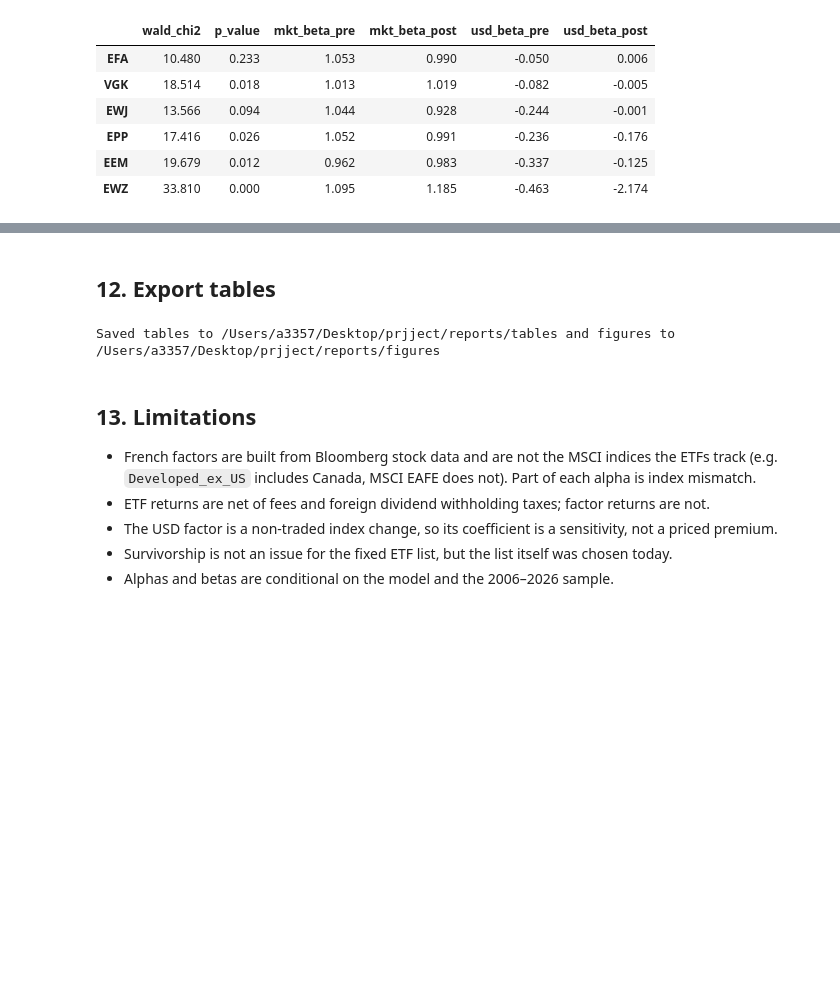
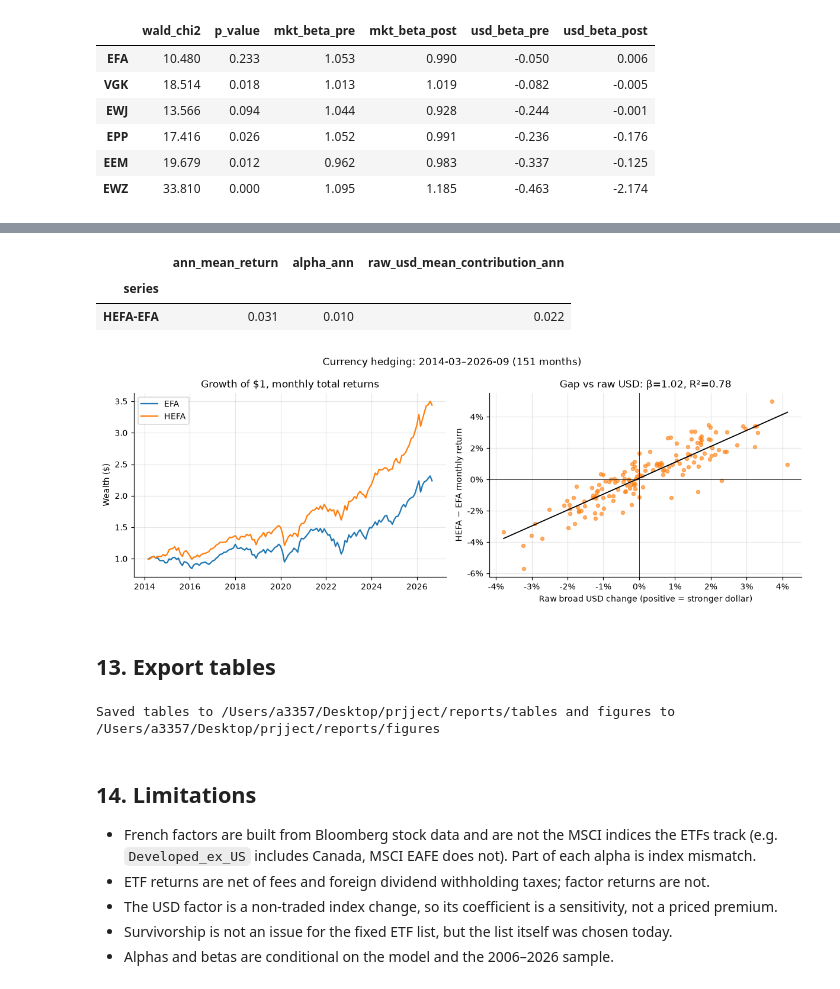
Before and after one commit to pautino/intl-factor-lab, a Jupyter notebook: notebooks/international_factor_lab.ipynb, the cells around one changed output, grey strips where cells are left out. Drawn from its saved outputs; the diff is of its cells as text; code cells hidden in the pictures; blank space fills up the shorter version.

```diff
--- a/notebooks/international_factor_lab.ipynb
+++ b/notebooks/international_factor_lab.ipynb
@@ -338,0 +375,13 @@ display(stability)
+# %%
+hedge_returns = data.etf_returns(["EFA", "HEFA"])
+hedge_common, hedge_summary, hedge_gap_fit = models.hedged_comparison(
+    hedge_returns, factors["Developed_ex_US"], usd)
+with pd.option_context("display.max_columns", None):
+    display(hedge_summary[["start", "end", "n_months", "ann_mean_return",
+                           "ann_return_geometric", "ann_vol", "corr_EFA", "corr_USD_raw"]])
+    display(hedge_summary[["model", *[f"beta_{c}" for c in models.FF6 + ["USD"]],
+                           "usd_t", "usd_ci_low", "usd_ci_high", "alpha_ann", "alpha_t", "adj_r2"]])
+    display(hedge_summary.loc[["HEFA-EFA"],
+                             ["ann_mean_return", "alpha_ann", "raw_usd_mean_contribution_ann"]])
+save(plots.hedged_comparison(hedge_common, hedge_gap_fit), "08_hedged_vs_unhedged")
+# %% [output]
@@ -339,5 +398,9 @@ display(stability)
+|  | ann_mean_return | alpha_ann | raw_usd_mean_contribution_ann |
+| series |  |  |  |
+| HEFA-EFA | 0.031 | 0.010 | 0.022 |
+[figure, added]
 # %% [markdown]
-## 12. Export tables
+## 13. Export tables
 # %%
 summary.to_csv(TAB_DIR / "model_summary.csv")
 pd.concat(coefs, names=["ETF", "term"]).to_csv(TAB_DIR / "coefficients_ff6_usd.csv")
@@ -350,7 +414,7 @@ print("Saved tables to", TAB_DIR, "and figures to", FIG_DIR)
 # %% [output]
 Saved tables to /Users/a3357/Desktop/prjject/reports/tables and figures to /Users/a3357/Desktop/prjject/reports/figures
 # %% [markdown]
-## 13. Limitations
+## 14. Limitations
 - French factors are built from Bloomberg stock data and are not the MSCI indices the ETFs track
   (e.g. `Developed_ex_US` includes Canada, MSCI EAFE does not). Part of each alpha is index mismatch.
 - ETF returns are net of fees and foreign dividend withholding taxes; factor returns are not.
```
Also changed, not shown: parts of 4 cells of this notebook, 5 other files.
